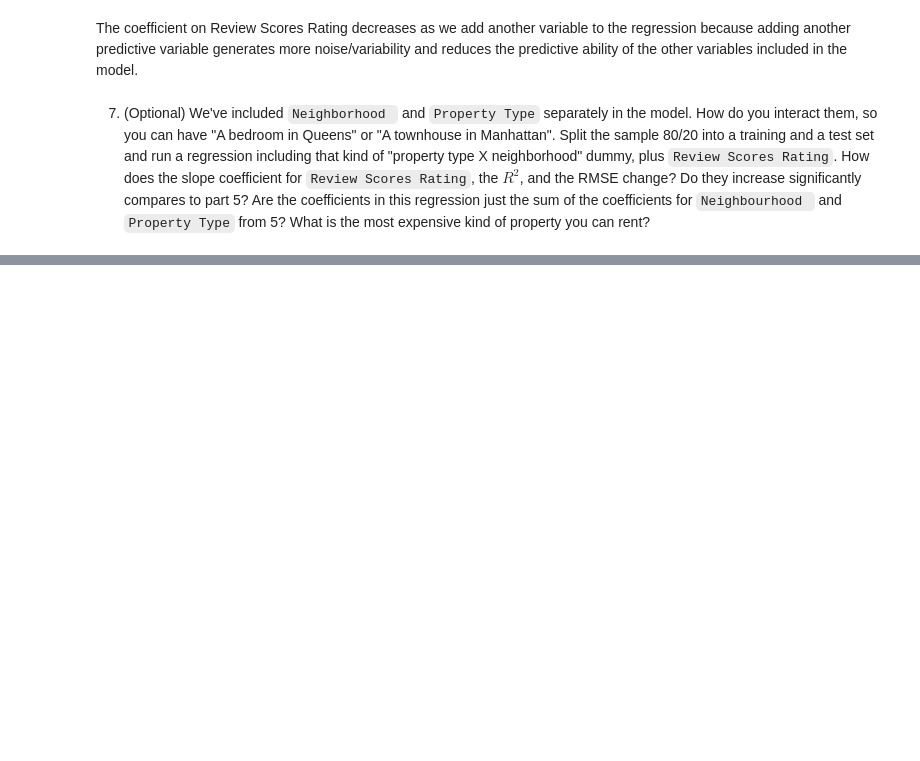
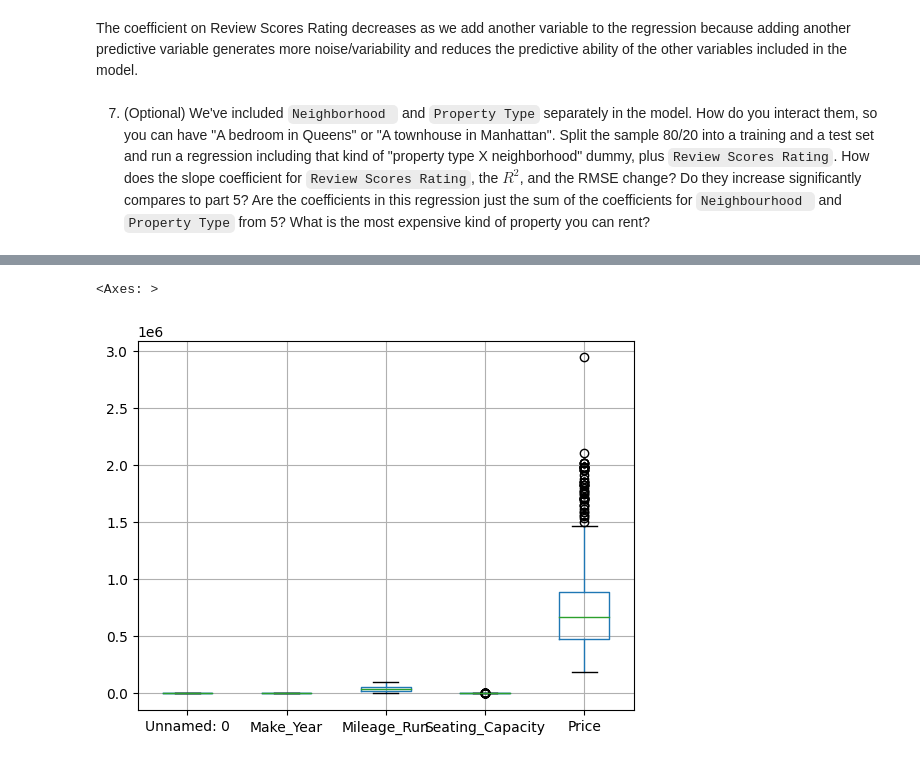
Before and after one commit to Nehach73/DS3001, a Jupyter notebook: linear_reg_assignment/linear_reg_assignment.ipynb, the cells around one changed output, grey strips where cells are left out. Cells and saved outputs as stored; diff of their text form; code cells hidden in the pictures; blank space fills up the shorter version.

```diff
--- a/linear_reg_assignment/linear_reg_assignment.ipynb
+++ b/linear_reg_assignment/linear_reg_assignment.ipynb
@@ -213,0 +209,3 @@ The coefficient on Review Scores Rating decreases as we add another variable to
+# %%
+df = pd.read_csv('/content/cars_hw.csv')
+df.head()
@@ -213,0 +219,5 @@ The coefficient on Review Scores Rating decreases as we add another variable to
+# %%
+df.boxplot()
+# %% [output]
+<Axes: >
+[figure, added]
```
Also changed, not shown: parts of 13 cells of this notebook.
